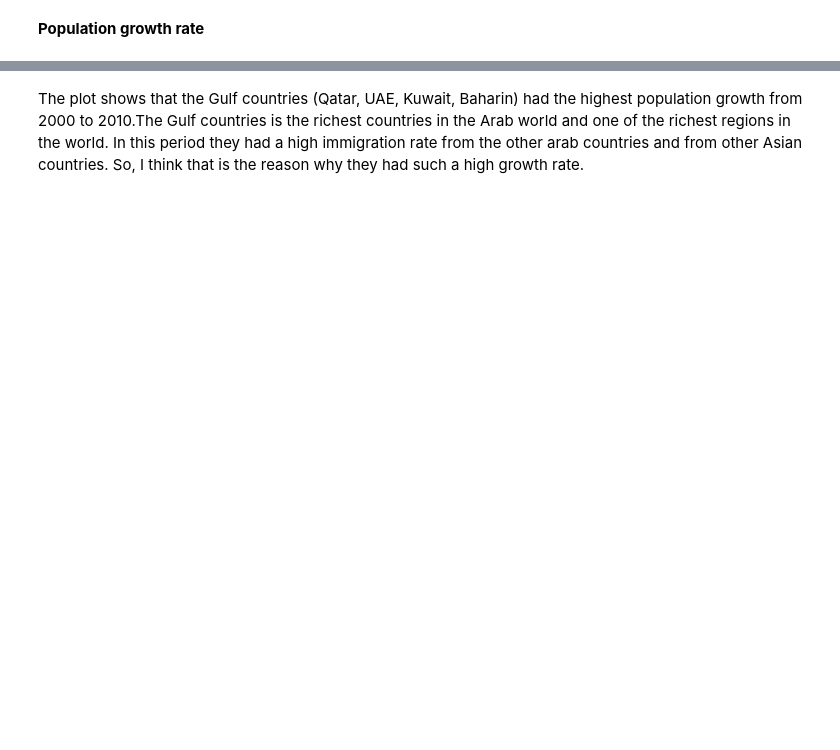
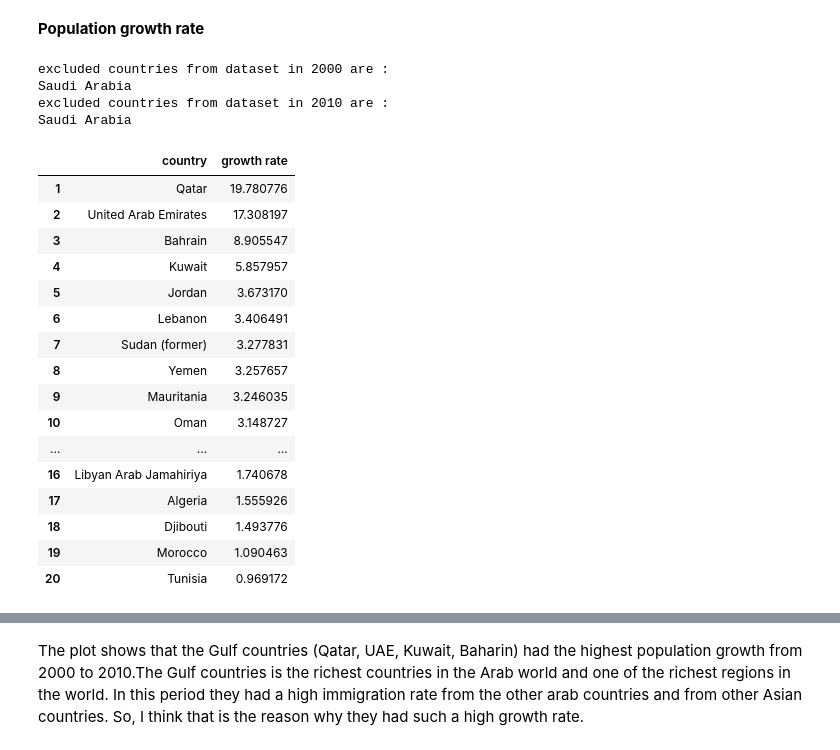
Before and after one commit to maidaly/Data-Analysis, a Jupyter notebook: Arab Countries Ecological Footprint Analysis/Arab_Countries_Ecological_Footprint_Analysis.ipynb, the cells around one changed output, grey strips where cells are left out. Cells and saved outputs as stored; diff of their text form; code cells hidden in the pictures; blank space fills up the shorter version.

```diff
--- a/Arab Countries Ecological Footprint Analysis/Arab_Countries_Ecological_Footprint_Analysis.ipynb
+++ b/Arab Countries Ecological Footprint Analysis/Arab_Countries_Ecological_Footprint_Analysis.ipynb
@@ -210,14 +262,37 @@ plt.show()
 # %%
 population_2000,available_countries,excluded_countries_2000=extract_countries_feature_by_year(arab_df,arab_countries,'population',2000)
 population_2010,available_countries,excluded_countries_2010=extract_countries_feature_by_year(arab_df,arab_countries,'population',2010)
 population_growth_rate = []
 for i in range (0,len(population_2000)):
     growth_rate = calculate_growth_rate(population_2010[i],population_2000[i],10)
     population_growth_rate.append(growth_rate)
 growth_rate_df = pd.DataFrame({"country":available_countries,"growth rate":population_growth_rate}).sort_values(by="growth rate",ascending=False)
 print_excluded_countries(excluded_countries_2000,2000)
 print_excluded_countries(excluded_countries_2010,2010)
+growth_rate_df.index=np.arange(1,len(growth_rate_df)+1)
 growth_rate_df
+# %% [output]
+excluded countries from dataset in 2000 are :
+Saudi Arabia
+excluded countries from dataset in 2010 are :
+Saudi Arabia
+|  | country | growth rate |
+| 1 | Qatar | 19.780776 |
+| 2 | United Arab Emirates | 17.308197 |
+| 3 | Bahrain | 8.905547 |
+| 4 | Kuwait | 5.857957 |
+| 5 | Jordan | 3.673170 |
+| 6 | Lebanon | 3.406491 |
+| 7 | Sudan (former) | 3.277831 |
+| 8 | Yemen | 3.257657 |
+| 9 | Mauritania | 3.246035 |
+| 10 | Oman | 3.148727 |
+| ... | ... | ... |
+| 16 | Libyan Arab Jamahiriya | 1.740678 |
+| 17 | Algeria | 1.555926 |
+| 18 | Djibouti | 1.493776 |
+| 19 | Morocco | 1.090463 |
+| 20 | Tunisia | 0.969172 |
 # %%
 fig = plt.figure(figsize=(13,10))
 ax = sns.barplot(growth_rate_df["growth rate"],growth_rate_df["country"],palette="rocket")
```
Also changed, not shown: parts of 34 cells of this notebook, 1 other file.
